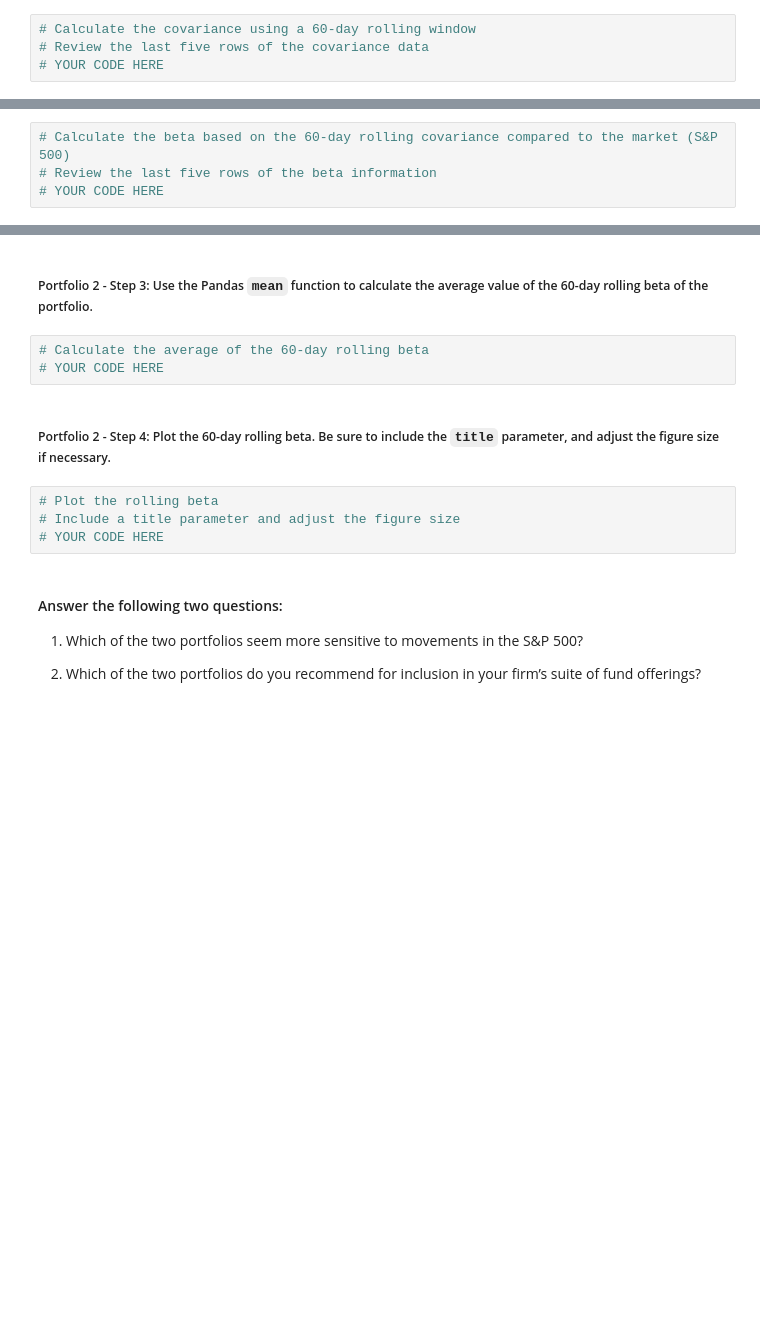
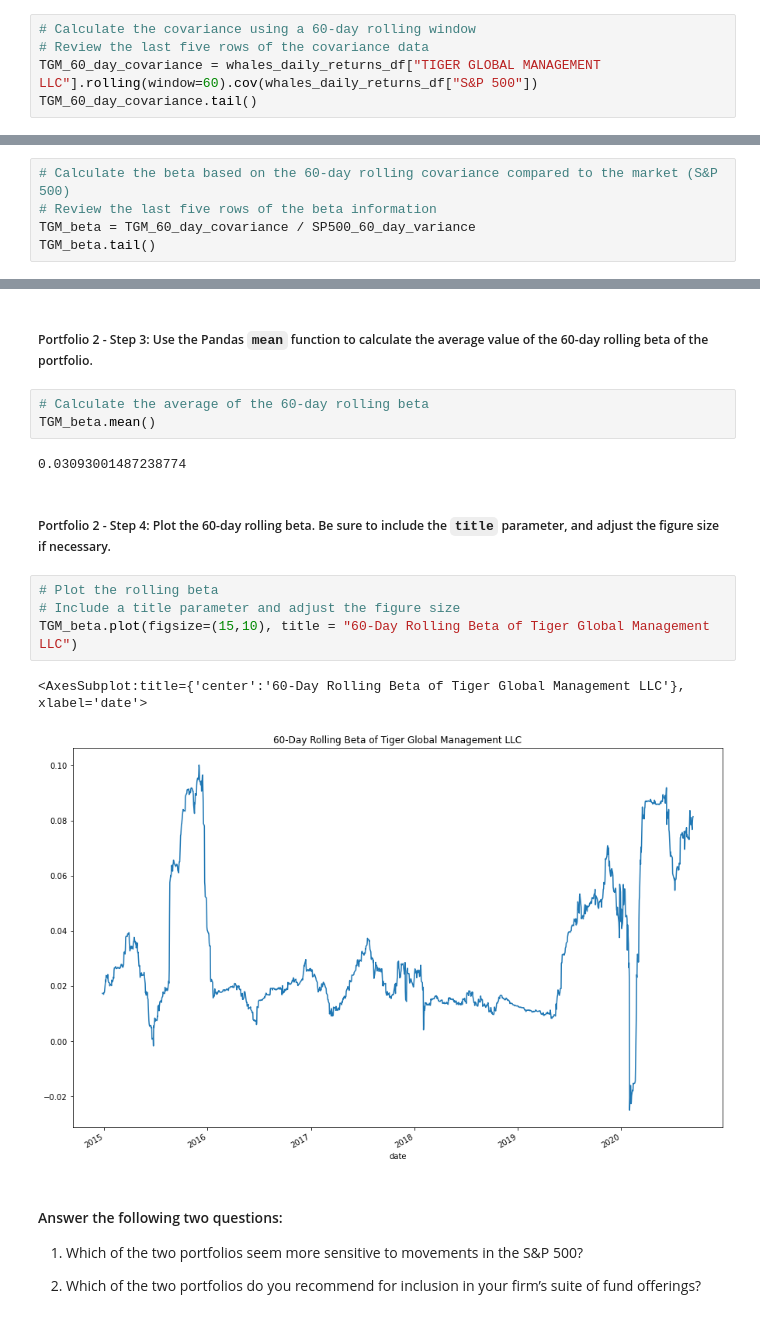
Before and after one commit to saucetech/risk-return-analysis, a Jupyter notebook: risk_return_analysis.ipynb, the cells around one changed output, grey strips where cells are left out. Saved outputs shown, nothing was run; the diff lists cells and outputs as text; blank space fills up the shorter version.

```diff
--- a/risk_return_analysis.ipynb
+++ b/risk_return_analysis.ipynb
@@ -399,4 +431,5 @@ Your analysis is nearing completion. Now, you need to evaluate how the portfolio
 # %%
 # Calculate the covariance using a 60-day rolling window
 # Review the last five rows of the covariance data
-# YOUR CODE HERE
+TGM_60_day_covariance = whales_daily_returns_df["TIGER GLOBAL MANAGEMENT LLC"].rolling(window=60).cov(whales_daily_returns_df["S&P 500"])
+TGM_60_day_covariance.tail()
@@ -405,4 +446,5 @@ Your analysis is nearing completion. Now, you need to evaluate how the portfolio
 # %%
 # Calculate the beta based on the 60-day rolling covariance compared to the market (S&P 500)
 # Review the last five rows of the beta information
-# YOUR CODE HERE
+TGM_beta = TGM_60_day_covariance / SP500_60_day_variance
+TGM_beta.tail()
@@ -410,13 +460,18 @@ Your analysis is nearing completion. Now, you need to evaluate how the portfolio
 ##### Portfolio 2 - Step 3: Use the Pandas `mean` function to calculate the average value of the 60-day rolling beta of the portfolio.
 # %%
 # Calculate the average of the 60-day rolling beta
-# YOUR CODE HERE
+TGM_beta.mean()
+# %% [output]
+0.03093001487238774
 # %% [markdown]
 ##### Portfolio 2 - Step 4: Plot the 60-day rolling beta. Be sure to include the `title` parameter, and adjust the figure size if necessary.
 # %%
 # Plot the rolling beta
 # Include a title parameter and adjust the figure size
-# YOUR CODE HERE
+TGM_beta.plot(figsize=(15,10), title = "60-Day Rolling Beta of Tiger Global Management LLC")
+# %% [output]
+<AxesSubplot:title={'center':'60-Day Rolling Beta of Tiger Global Management LLC'}, xlabel='date'>
+[figure, added]
 # %% [markdown]
 #### Answer the following two questions:
 
```
Also changed, not shown: parts of 9 cells of this notebook.
